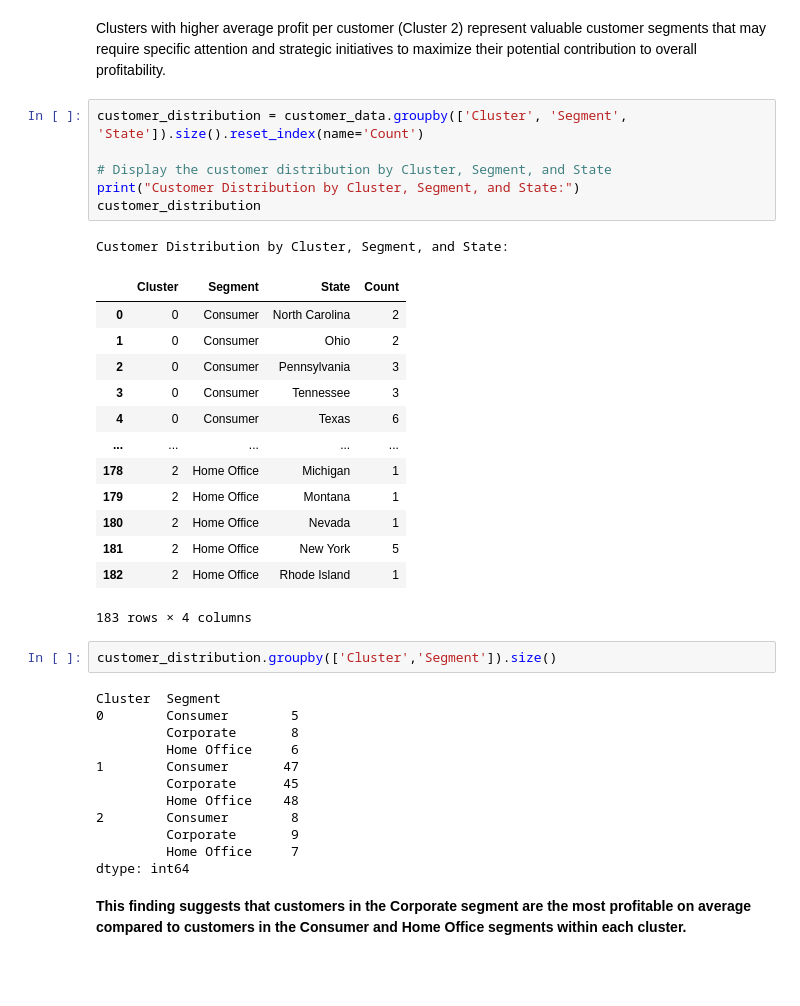
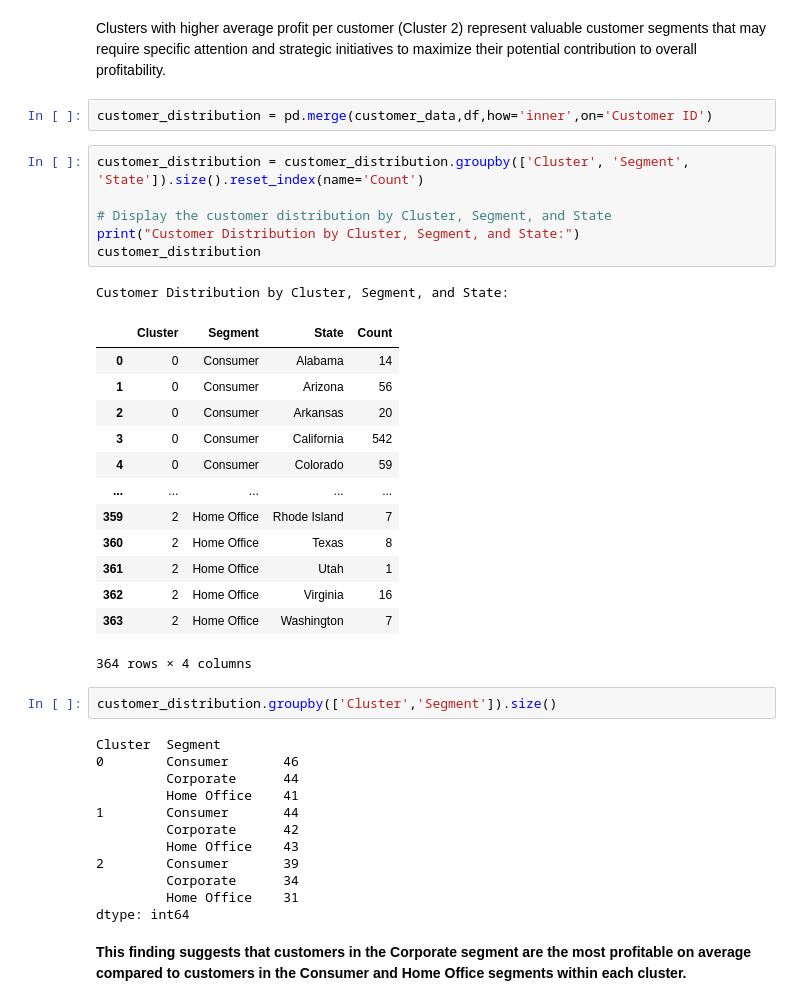
Before and after one commit to MahmoudNamNam/Data-Analysis-Projects, a Jupyter notebook: SuperStore/SuperStore.ipynb, the cells around one changed output. Drawn from its saved outputs; the diff is of its cells as text; blank space fills up the shorter version.

Commit message:
Customer Behavior

```diff
--- a/SuperStore/SuperStore.ipynb
+++ b/SuperStore/SuperStore.ipynb
@@ -885,40 +922,42 @@ Cluster
 Name: Profit, dtype: float64
 # %% [markdown]
 Clusters with higher average profit per customer (Cluster 2) represent valuable customer segments that may require specific attention and strategic initiatives to maximize their potential contribution to overall profitability.
+# %%
+customer_distribution = pd.merge(customer_data,df,how='inner',on='Customer ID')
 # %%
-customer_distribution = customer_data.groupby(['Cluster', 'Segment', 'State']).size().reset_index(name='Count')
+customer_distribution = customer_distribution.groupby(['Cluster', 'Segment', 'State']).size().reset_index(name='Count')
 
 # Display the customer distribution by Cluster, Segment, and State
 print("Customer Distribution by Cluster, Segment, and State:")
 customer_distribution
 # %% [output]
 Customer Distribution by Cluster, Segment, and State:
 |  | Cluster | Segment | State | Count |
-| 0 | 0 | Consumer | North Carolina | 2 |
-| 1 | 0 | Consumer | Ohio | 2 |
-| 2 | 0 | Consumer | Pennsylvania | 3 |
-| 3 | 0 | Consumer | Tennessee | 3 |
-| 4 | 0 | Consumer | Texas | 6 |
+| 0 | 0 | Consumer | Alabama | 14 |
+| 1 | 0 | Consumer | Arizona | 56 |
+| 2 | 0 | Consumer | Arkansas | 20 |
+| 3 | 0 | Consumer | California | 542 |
+| 4 | 0 | Consumer | Colorado | 59 |
 | ... | ... | ... | ... | ... |
-| 178 | 2 | Home Office | Michigan | 1 |
-| 179 | 2 | Home Office | Montana | 1 |
-| 180 | 2 | Home Office | Nevada | 1 |
-| 181 | 2 | Home Office | New York | 5 |
-| 182 | 2 | Home Office | Rhode Island | 1 |
+| 359 | 2 | Home Office | Rhode Island | 7 |
+| 360 | 2 | Home Office | Texas | 8 |
+| 361 | 2 | Home Office | Utah | 1 |
+| 362 | 2 | Home Office | Virginia | 16 |
+| 363 | 2 | Home Office | Washington | 7 |
-183 rows × 4 columns
+364 rows × 4 columns
 # %%
 customer_distribution.groupby(['Cluster','Segment']).size()
 # %% [output]
 Cluster  Segment
-0        Consumer        5
-         Corporate       8
-         Home Office     6
-1        Consumer       47
-         Corporate      45
-         Home Office    48
-2        Consumer        8
-         Corporate       9
-         Home Office     7
+0        Consumer       46
+         Corporate      44
+         Home Office    41
+1        Consumer       44
+         Corporate      42
+         Home Office    43
+2        Consumer       39
+         Corporate      34
+         Home Office    31
 dtype: int64
 # %% [markdown]
 **This finding suggests that customers in the Corporate segment are the most profitable on average compared to customers in the Consumer and Home Office segments within each cluster.**
```
Also changed, not shown: parts of 28 cells of this notebook, 1 other file.
